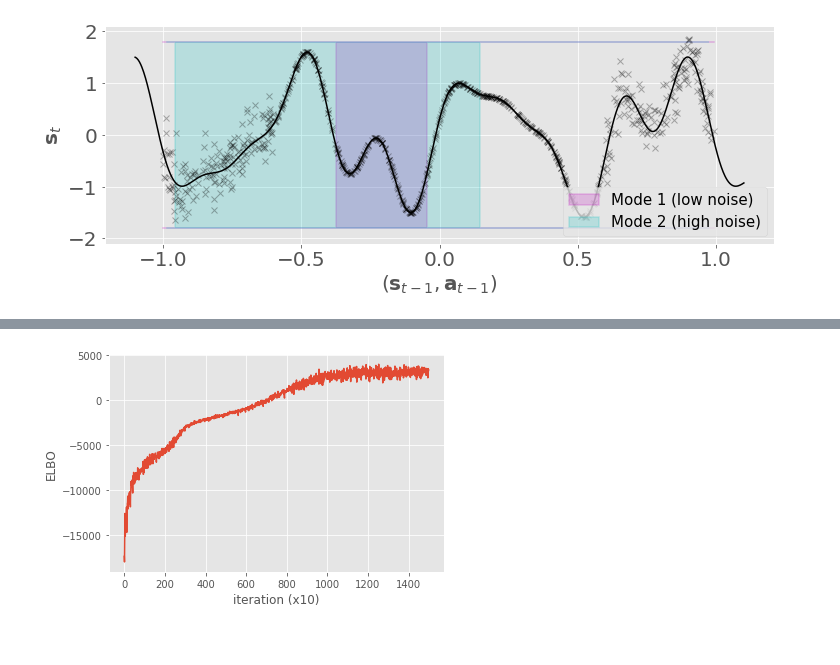
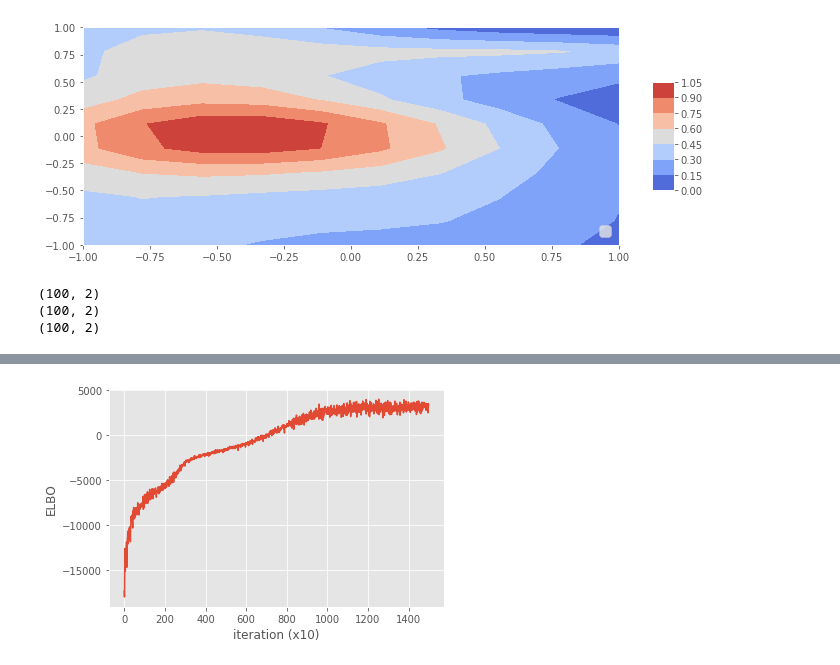
Before and after one commit to aidanscannell/trajectory-optimisation-in-learned-multimodal-dynamical-systems, a Jupyter notebook: notebooks/bi-modal-noise-svgp.ipynb, the cells around one changed output, grey strips where cells are left out. Cells and saved outputs as stored; diff of their text form; code cells hidden in the pictures.

```diff
--- a/notebooks/bi-modal-noise-svgp.ipynb
+++ b/notebooks/bi-modal-noise-svgp.ipynb
@@ -80,6 +83,7 @@ def gen_data(N=600, frac=0.4, low_noise_var=0.005, high_noise_var=0.3, plot_flag
 # %%
-N = 800 # number of training observations
-frac = 0.5
-fracN = int(frac*N)
-X, Y, _ = gen_data(N, frac, plot_flag=True)
+# N = 800 # number of training observations
+X, a, Y = gen_data(N=10, num_mixtures=5, plot_flag=True)
+print(X.shape)
+print(Y.shape)
+print(z.shape)
 # %% [output]
@@ -86,4 +91,7 @@ X, Y, _ = gen_data(N, frac, plot_flag=True)
-[figure, old version]
+[figure, new version]
+(100, 2)
+(100, 2)
+(100, 2)
 # %%
 class Logger(gpflow.actions.Action):
     def __init__(self, model):
```
Also changed, not shown: parts of 18 cells of this notebook.
